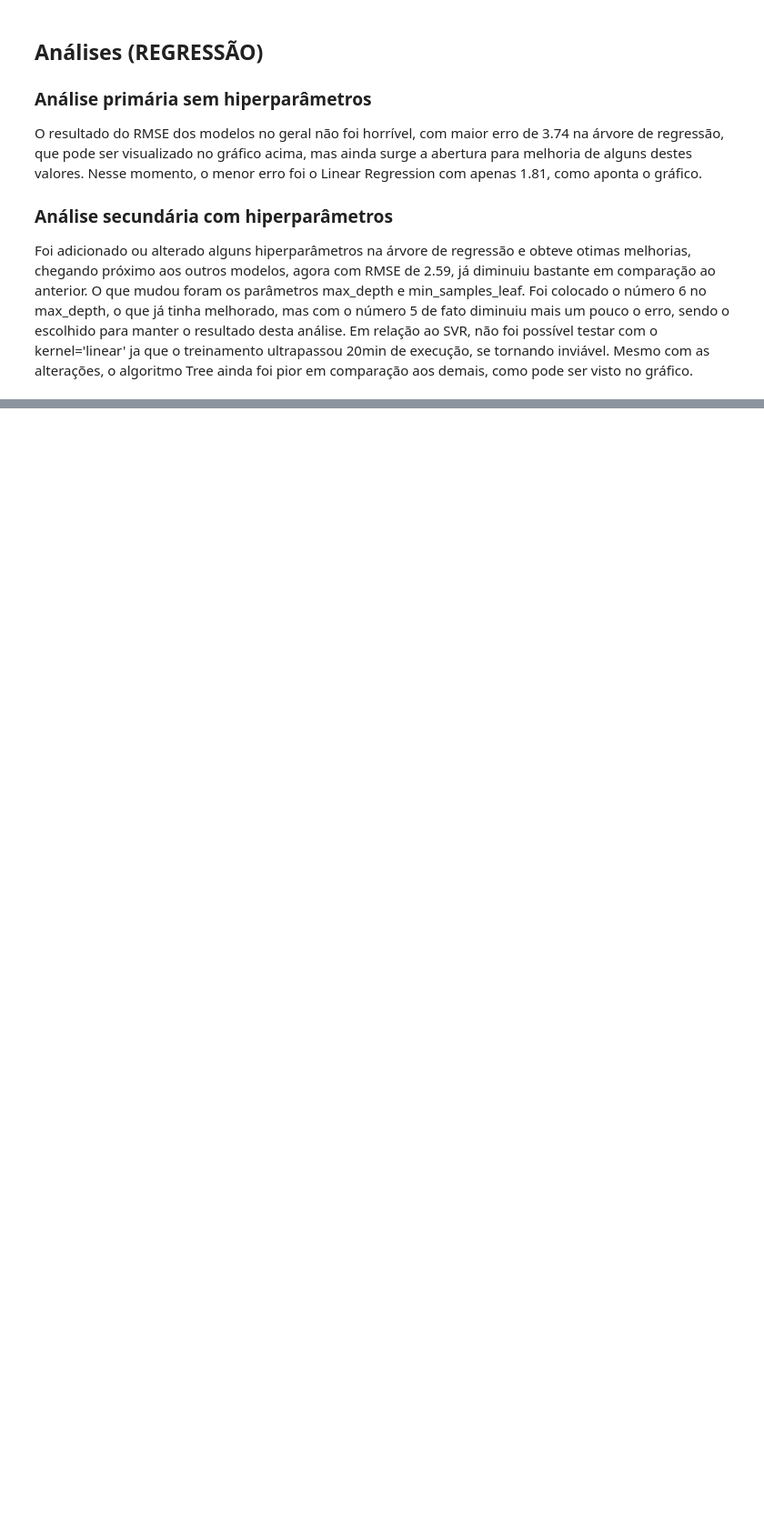
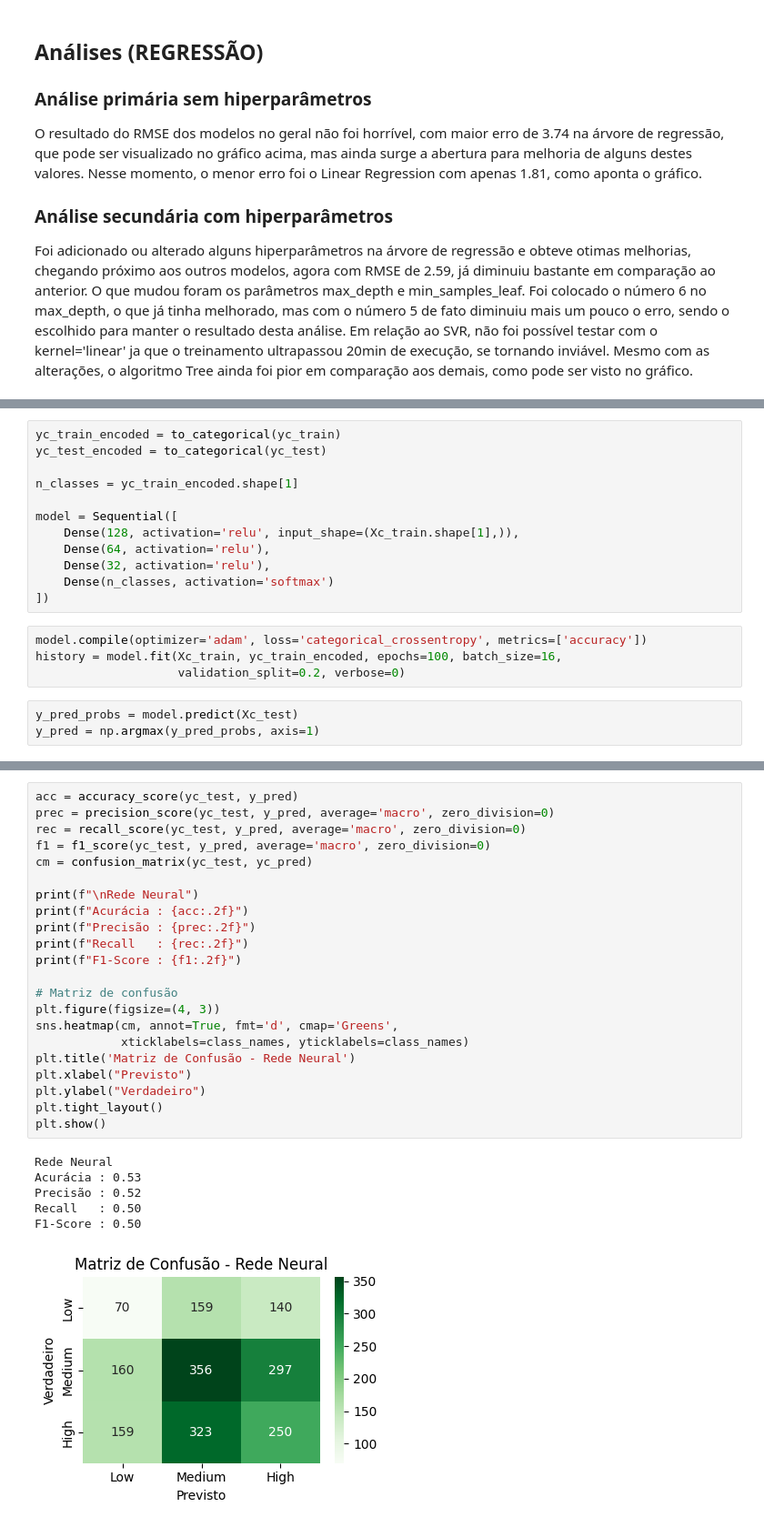
Before and after one commit to MariPinas/Proj2AND, a Jupyter notebook: Proj2AND.ipynb, the cells around one changed output, grey strips where cells are left out. Shown at 91% size. Saved outputs shown, nothing was run; the diff lists cells and outputs as text; blank space fills up the shorter version.

Commit message:
:sparkles: add redes neurais no projeto

```diff
--- a/Proj2AND.ipynb
+++ b/Proj2AND.ipynb
@@ -346,0 +354,19 @@ Foi adicionado ou alterado alguns hiperparâmetros na árvore de regressão e ob
+# %%
+yc_train_encoded = to_categorical(yc_train)
+yc_test_encoded = to_categorical(yc_test)
+
+n_classes = yc_train_encoded.shape[1]
+
+model = Sequential([
+    Dense(128, activation='relu', input_shape=(Xc_train.shape[1],)),
+    Dense(64, activation='relu'),
+    Dense(32, activation='relu'),
+    Dense(n_classes, activation='softmax')
+])
+# %%
+model.compile(optimizer='adam', loss='categorical_crossentropy', metrics=['accuracy'])
+history = model.fit(Xc_train, yc_train_encoded, epochs=100, batch_size=16,
+                    validation_split=0.2, verbose=0)
+# %%
+y_pred_probs = model.predict(Xc_test)
+y_pred = np.argmax(y_pred_probs, axis=1)
@@ -346,0 +375,29 @@ Foi adicionado ou alterado alguns hiperparâmetros na árvore de regressão e ob
+# %%
+acc = accuracy_score(yc_test, y_pred)
+prec = precision_score(yc_test, y_pred, average='macro', zero_division=0)
+rec = recall_score(yc_test, y_pred, average='macro', zero_division=0)
+f1 = f1_score(yc_test, y_pred, average='macro', zero_division=0)
+cm = confusion_matrix(yc_test, yc_pred)
+
+print(f"\nRede Neural")
+print(f"Acurácia : {acc:.2f}")
+print(f"Precisão : {prec:.2f}")
+print(f"Recall   : {rec:.2f}")
+print(f"F1-Score : {f1:.2f}")
+
+# Matriz de confusão
+plt.figure(figsize=(4, 3))
+sns.heatmap(cm, annot=True, fmt='d', cmap='Greens',
+            xticklabels=class_names, yticklabels=class_names)
+plt.title('Matriz de Confusão - Rede Neural')
+plt.xlabel("Previsto")
+plt.ylabel("Verdadeiro")
+plt.tight_layout()
+plt.show()
+# %% [output]
+Rede Neural
+Acurácia : 0.53
+Precisão : 0.52
+Recall   : 0.50
+F1-Score : 0.50
+[figure, added]
```
Also changed, not shown: parts of 10 cells of this notebook.
